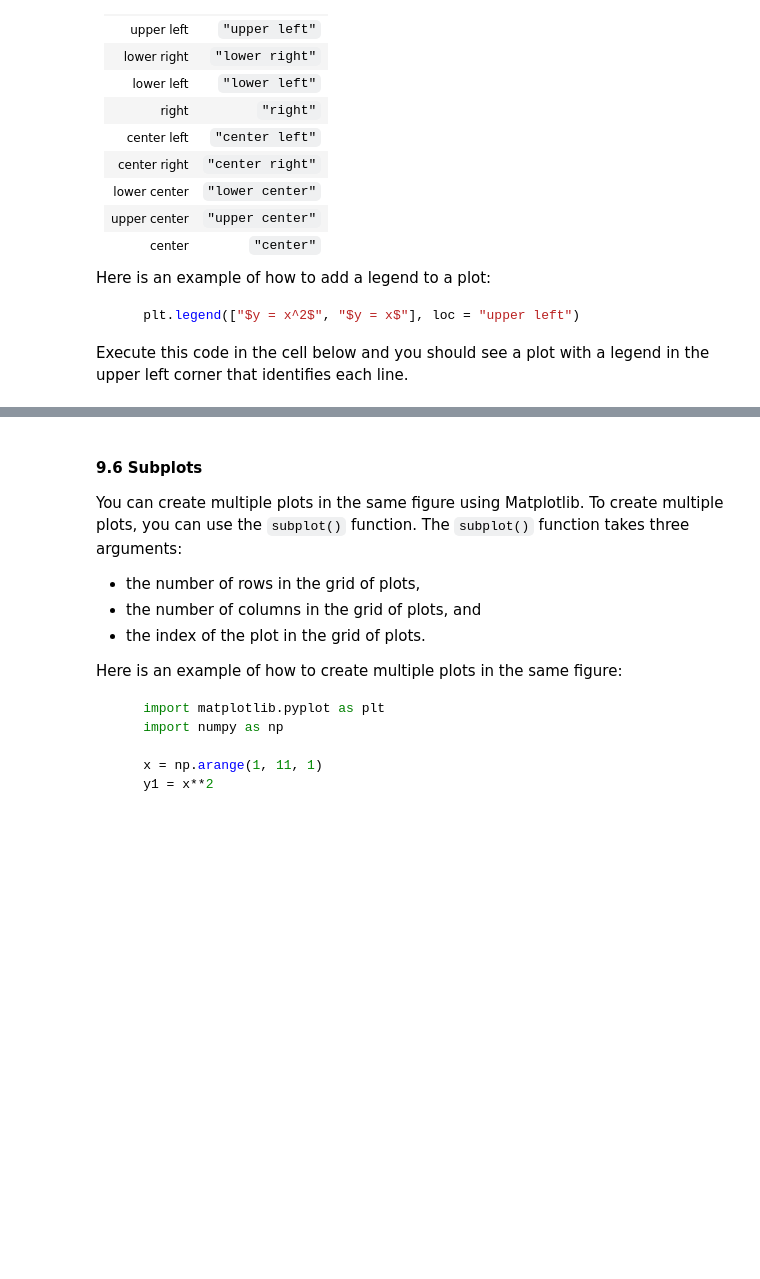
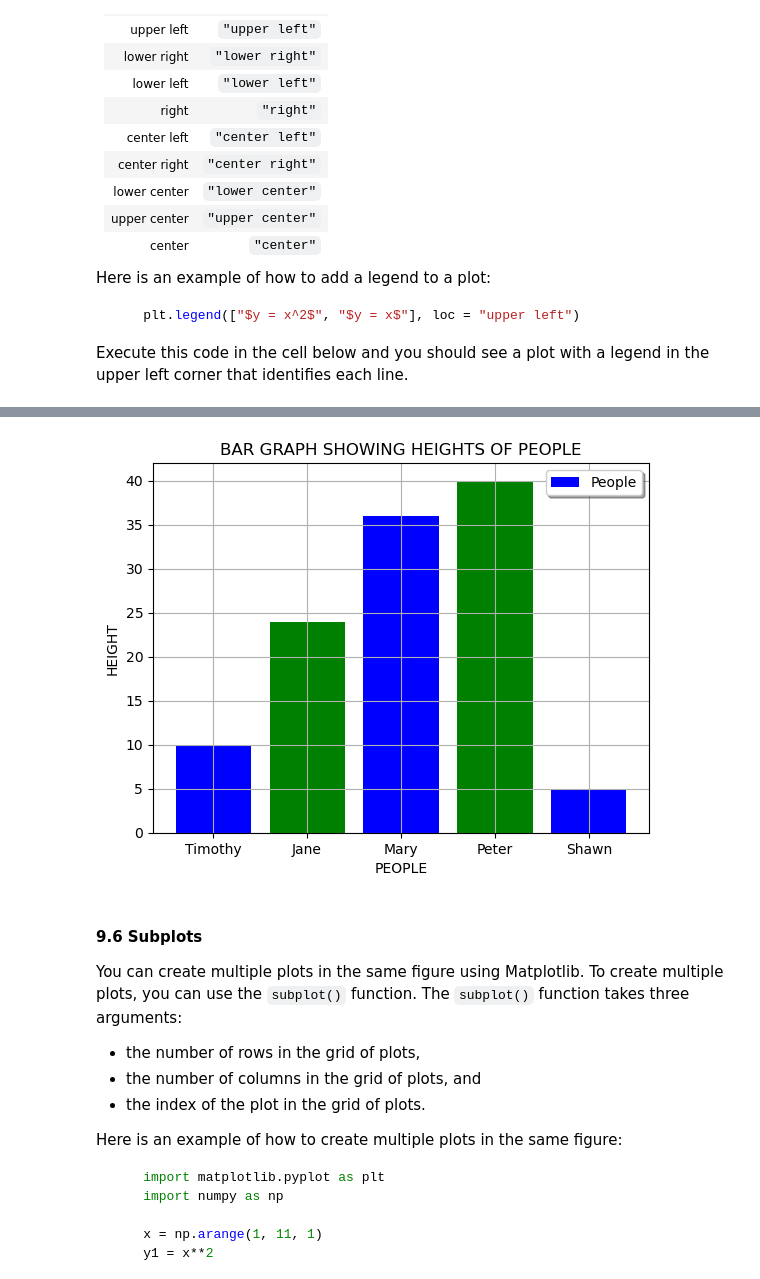
Before and after one commit to j-timothy1234/learn-python-with-Timothy, a Jupyter notebook: 9-BasiCPlotting.ipynb, the cells around one changed output, grey strips where cells are left out. Drawn from its saved outputs; the diff is of its cells as text; code cells hidden in the pictures; blank space fills up the shorter version.

```diff
--- a/9-BasiCPlotting.ipynb
+++ b/9-BasiCPlotting.ipynb
@@ -683,3 +750,25 @@ plt.show()
+# %%
+# PLOTTING A BAR GRAPH
+
+left = [1, 2, 3, 4, 5]
+height = [10, 24, 36, 40, 5]
+
+tick_label = ['Timothy', 'Jane', 'Mary', 'Peter', 'Shawn']
+
+x_position = np.arange(len(tick_label))
+plt.xticks(x_position, tick_label)
+
+plt.xlabel("PEOPLE")
+plt.ylabel("HEIGHT")
+plt.title("BAR GRAPH SHOWING HEIGHTS OF PEOPLE")
+
+plt.bar(left, height, tick_label = tick_label, width = 0.8, color = ['blue', 'green'], label = "People")
+
+plt.grid()
+plt.legend(loc = 'best', shadow = True)
+plt.show()
+# %% [output]
+[figure, added]
 # %% [markdown]
 #### 9.6 Subplots
 
```
Also changed, not shown: parts of 36 cells of this notebook, 29 other files.
